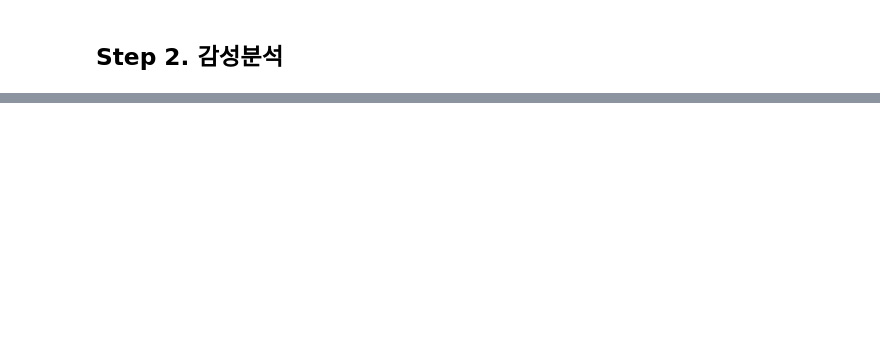
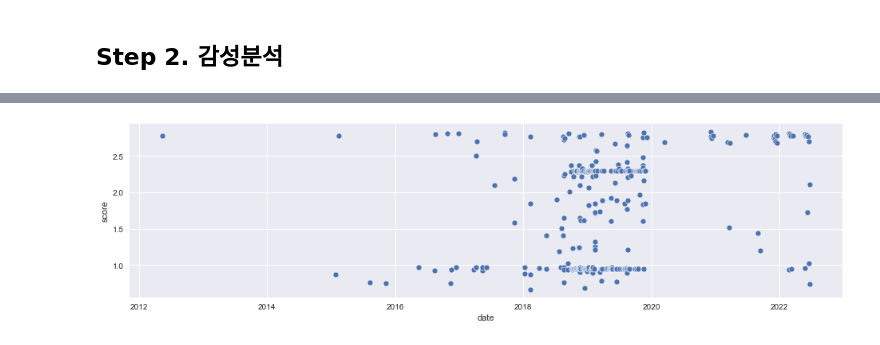
Before and after one commit to sw-song/kaggle-study, a Jupyter notebook: 00_14_stock_sentiment_analysis/nvda.ipynb, the cells around one changed output, grey strips where cells are left out. Cells and saved outputs as stored; diff of their text form; code cells hidden in the pictures; blank space fills up the shorter version.

```diff
--- a/00_14_stock_sentiment_analysis/nvda.ipynb
+++ b/00_14_stock_sentiment_analysis/nvda.ipynb
@@ -72,0 +194,16 @@ nvda.history(period='max')[['Close','Volume']]
+# %%
+def cat_to_num(x):
+    if x == 'positive':
+        return 3
+    elif x == 'neutral':
+        return 2
+    elif x == 'negative':
+        return 1
+    else:
+        return -1 # check else
+
+senti_df['title_senti'] = senti_df['title_senti'].apply(lambda x : cat_to_num(x))
+senti_df['content_senti'] = senti_df['content_senti'].apply(lambda x : cat_to_num(x))
+
+print(senti_df['title_senti'].value_counts())
+print(senti_df['content_senti'].value_counts())
@@ -72,0 +236,4 @@ nvda.history(period='max')[['Close','Volume']]
+# %%
+senti_df['score'] = (senti_df['title_senti'] * senti_df['title_sentiscore']) + (senti_df['content_senti'] * senti_df['content_sentiscore'])
+senti_df['score'] /= 2
+senti_df
@@ -72,0 +255,8 @@ nvda.history(period='max')[['Close','Volume']]
+# %%
+import numpy as np
+
+plt.figure(figsize=(16,4))
+sns.scatterplot(x=senti_df.index, y=senti_df['score'])
+plt.show()
+# %% [output]
+[figure, added]
```
Also changed, not shown: parts of 27 cells of this notebook, 1 other file.
